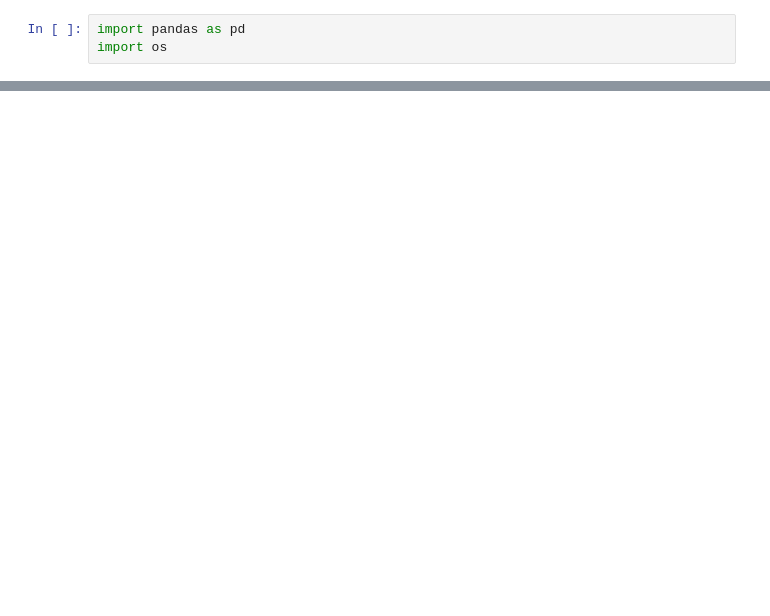
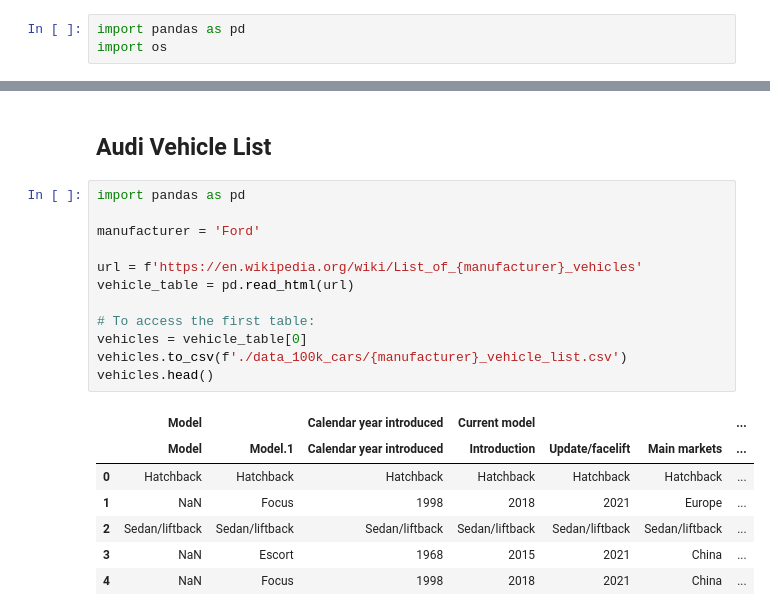
Before and after one commit to j-lepard/Understanding_Used_Car_Prices, a Jupyter notebook: 01.JAMIE.ipynb, the cells around one changed output, grey strips where cells are left out. Cells and saved outputs as stored; diff of their text form; blank space fills up the shorter version.

```diff
--- a/01.JAMIE.ipynb
+++ b/01.JAMIE.ipynb
@@ -73,0 +90,22 @@ list_of_models.to_csv('./data_100k_cars/list_of_models.csv')
+# %% [markdown]
+## Audi Vehicle List
+# %%
+import pandas as pd
+
+manufacturer = 'Ford'
+
+url = f'https://en.wikipedia.org/wiki/List_of_{manufacturer}_vehicles'
+vehicle_table = pd.read_html(url)
+
+# To access the first table:
+vehicles = vehicle_table[0]
+vehicles.to_csv(f'./data_100k_cars/{manufacturer}_vehicle_list.csv')
+vehicles.head()
+# %% [output]
+|  | Model |  | Calendar year introduced | Current model |  |  | ... |
+|  | Model | Model.1 | Calendar year introduced | Introduction | Update/facelift | Main markets | ... |
+| 0 | Hatchback | Hatchback | Hatchback | Hatchback | Hatchback | Hatchback | ... |
+| 1 | NaN | Focus | 1998 | 2018 | 2021 | Europe | ... |
+| 2 | Sedan/liftback | Sedan/liftback | Sedan/liftback | Sedan/liftback | Sedan/liftback | Sedan/liftback | ... |
+| 3 | NaN | Escort | 1968 | 2015 | 2021 | China | ... |
+| 4 | NaN | Focus | 1998 | 2018 | 2021 | China | ... |
```
Also changed, not shown: parts of 8 cells of this notebook.
